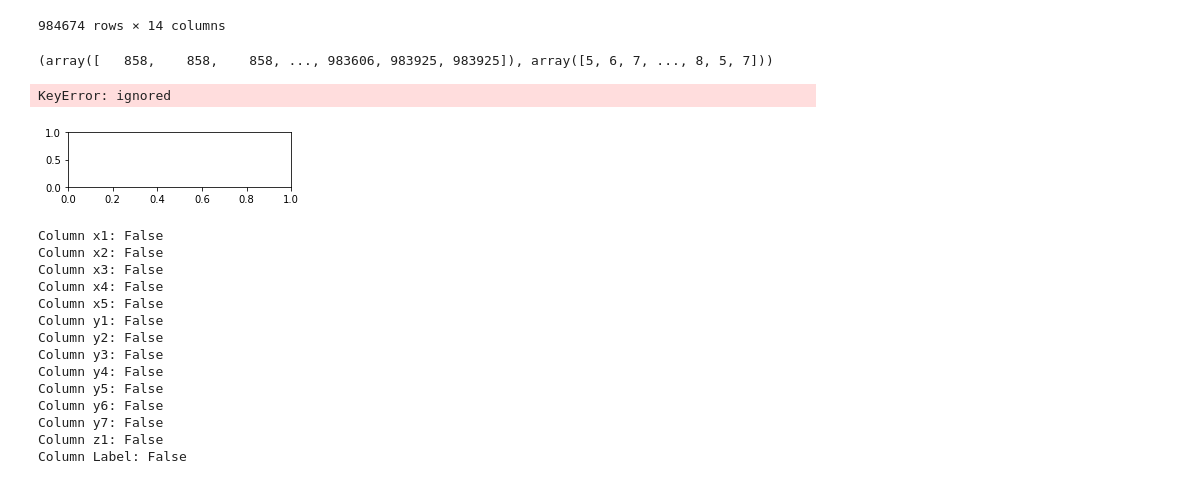
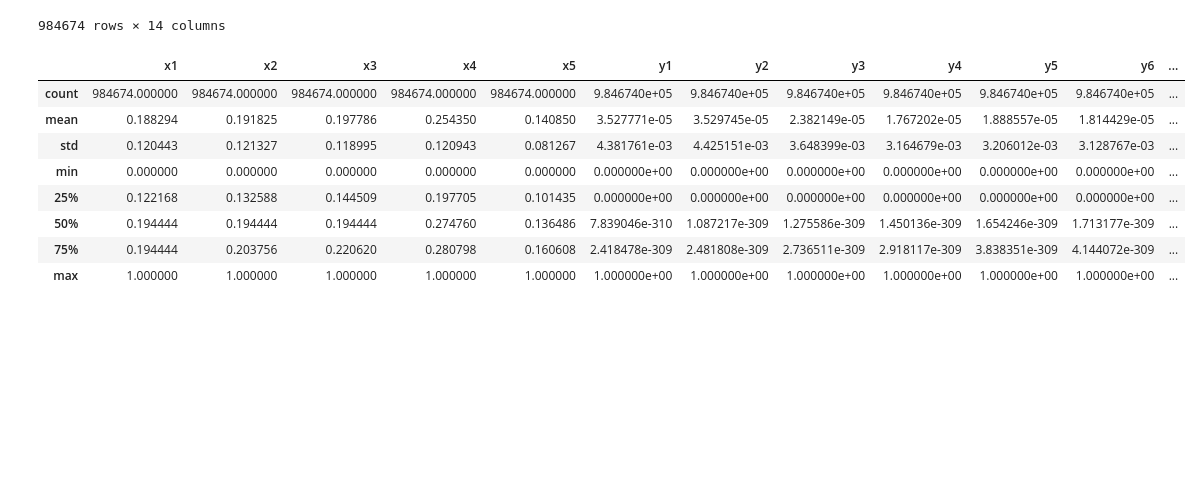
Before and after one commit to khanhha1005/Microsoft_Auto_ML, a Jupyter notebook: AutoML.ipynb, the cells around one changed output. Saved outputs shown, nothing was run; the diff lists cells and outputs as text; code cells hidden in the pictures; blank space fills up the shorter version.

```diff
--- a/AutoML.ipynb
+++ b/AutoML.ipynb
@@ -20,38 +33,46 @@ df
 | 984672 | 0.000000 | 0.819149 | 0.000000 | 2.128655 | 1.011223 | 0.919467 | 0.792109 | 0.810191 | 0.546131 | 0.938481 | 0.857458 | ... |
 | 984673 | 1.193443 | 0.939007 | 1.529020 | 0.755285 | 0.925271 | 1.686946 | 1.695085 | 1.833086 | 1.405510 | 1.000000 | 1.042135 | ... |
 984674 rows × 14 columns
-# %%
-inf_indices = np.where(np.isinf(df))
-
-# print the indices
-print(inf_indices)
-# %% [output]
-(array([   858,    858,    858, ..., 983606, 983925, 983925]), array([5, 6, 7, ..., 8, 5, 7]))
+# %%
+import numpy  as np
+#Find all the columns contain np.inf
+df.columns[df.isin([np.inf, -np.inf]).any()]
+# Replace np.inf in that columns with median of that columns
+df['y1'] = df['y1'].replace([np.inf, -np.inf], np.nan)
+df['y1'] = df['y1'].fillna(df['y1'].median())
+# do similar with y2,y3,y4,y5,y6,y7
+df['y2'] = df['y2'].replace([np.inf, -np.inf], np.nan)
+df['y2'] = df['y2'].fillna(df['y2'].median())
+df['y3'] = df['y3'].replace([np.inf, -np.inf], np.nan)
+df['y3'] = df['y3'].fillna(df['y3'].median())
+df['y4'] = df['y4'].replace([np.inf, -np.inf], np.nan)
+df['y4'] = df['y4'].fillna(df['y4'].median())
+df['y5'] = df['y5'].replace([np.inf, -np.inf], np.nan)
+df['y5'] = df['y5'].fillna(df['y5'].median())
+df['y6'] = df['y6'].replace([np.inf, -np.inf], np.nan)
+df['y6'] = df['y6'].fillna(df['y6'].median())
+# Load the data into a pandas DataFrame
+
+# Store the label columns
+label_columns = [col for col in df.columns if col.startswith("Label")]
+
+# Store the data columns to be scaled
+data_columns = [col for col in df.columns if col not in label_columns]
+
+# Scale the data columns using Min-Max Scaling
+df[data_columns] = (df[data_columns] - df[data_columns].min()) / (df[data_columns].max() - df[data_columns].min())
+
+# Store the scaled data in the DataFrame
+df = df[data_columns + label_columns]
 # %%
-df[858]
+df.describe()
 # %% [output]
-KeyError: ignored
+|  | x1 | x2 | x3 | x4 | x5 | y1 | y2 | y3 | y4 | y5 | y6 | ... |
+| count | 984674.000000 | 984674.000000 | 984674.000000 | 984674.000000 | 984674.000000 | 9.846740e+05 | 9.846740e+05 | 9.846740e+05 | 9.846740e+05 | 9.846740e+05 | 9.846740e+05 | ... |
+| mean | 0.188294 | 0.191825 | 0.197786 | 0.254350 | 0.140850 | 3.527771e-05 | 3.529745e-05 | 2.382149e-05 | 1.767202e-05 | 1.888557e-05 | 1.814429e-05 | ... |
+| std | 0.120443 | 0.121327 | 0.118995 | 0.120943 | 0.081267 | 4.381761e-03 | 4.425151e-03 | 3.648399e-03 | 3.164679e-03 | 3.206012e-03 | 3.128767e-03 | ... |
+| min | 0.000000 | 0.000000 | 0.000000 | 0.000000 | 0.000000 | 0.000000e+00 | 0.000000e+00 | 0.000000e+00 | 0.000000e+00 | 0.000000e+00 | 0.000000e+00 | ... |
+| 25% | 0.122168 | 0.132588 | 0.144509 | 0.197705 | 0.101435 | 0.000000e+00 | 0.000000e+00 | 0.000000e+00 | 0.000000e+00 | 0.000000e+00 | 0.000000e+00 | ... |
+| 50% | 0.194444 | 0.194444 | 0.194444 | 0.274760 | 0.136486 | 7.839046e-310 | 1.087217e-309 | 1.275586e-309 | 1.450136e-309 | 1.654246e-309 | 1.713177e-309 | ... |
+| 75% | 0.194444 | 0.203756 | 0.220620 | 0.280798 | 0.160608 | 2.418478e-309 | 2.481808e-309 | 2.736511e-309 | 2.918117e-309 | 3.838351e-309 | 4.144072e-309 | ... |
+| max | 1.000000 | 1.000000 | 1.000000 | 1.000000 | 1.000000 | 1.000000e+00 | 1.000000e+00 | 1.000000e+00 | 1.000000e+00 | 1.000000e+00 | 1.000000e+00 | ... |
-# %%
-df.replace([np.inf, -np.inf], np.nan, inplace=True)
-mean = df.median()
-df.fillna(mean, inplace=True)
-# %% [output]
-[figure, removed]
-# %%
-for column in df.columns:
-    print(f"Column {column}: {np.isinf(df[column]).any()}")
-# %% [output]
-Column x1: False
-Column x2: False
-Column x3: False
-Column x4: False
-Column x5: False
-Column y1: False
-Column y2: False
-Column y3: False
-Column y4: False
-Column y5: False
-Column y6: False
-Column y7: False
-Column z1: False
-Column Label: False
```
Also changed, not shown: parts of 12 cells of this notebook.
